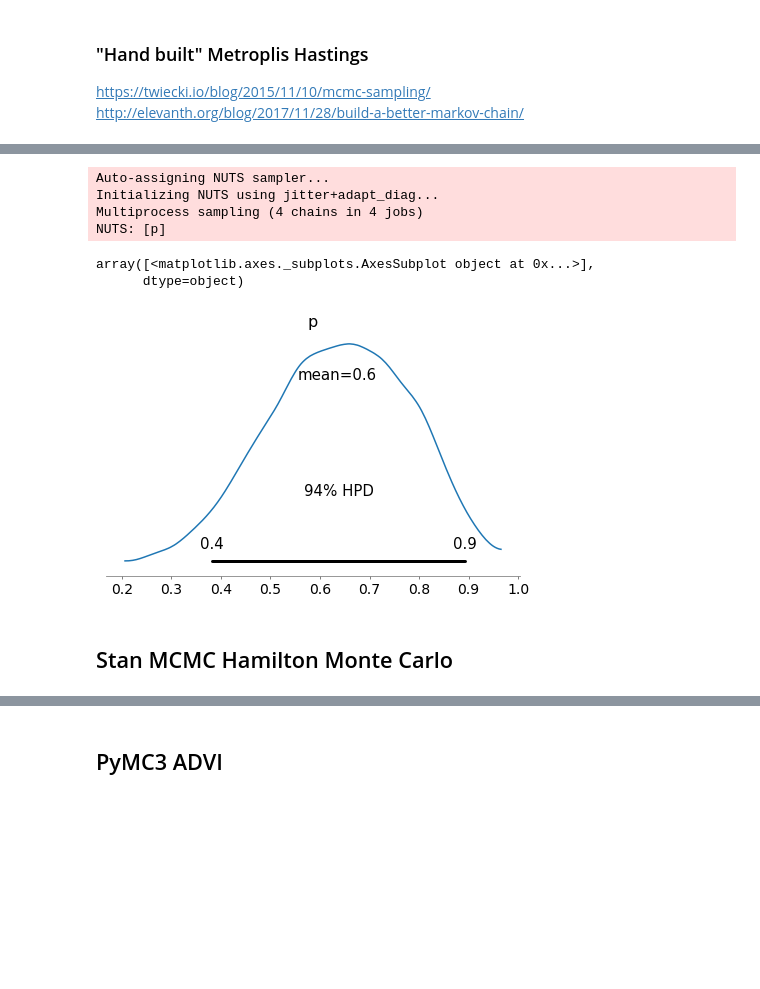
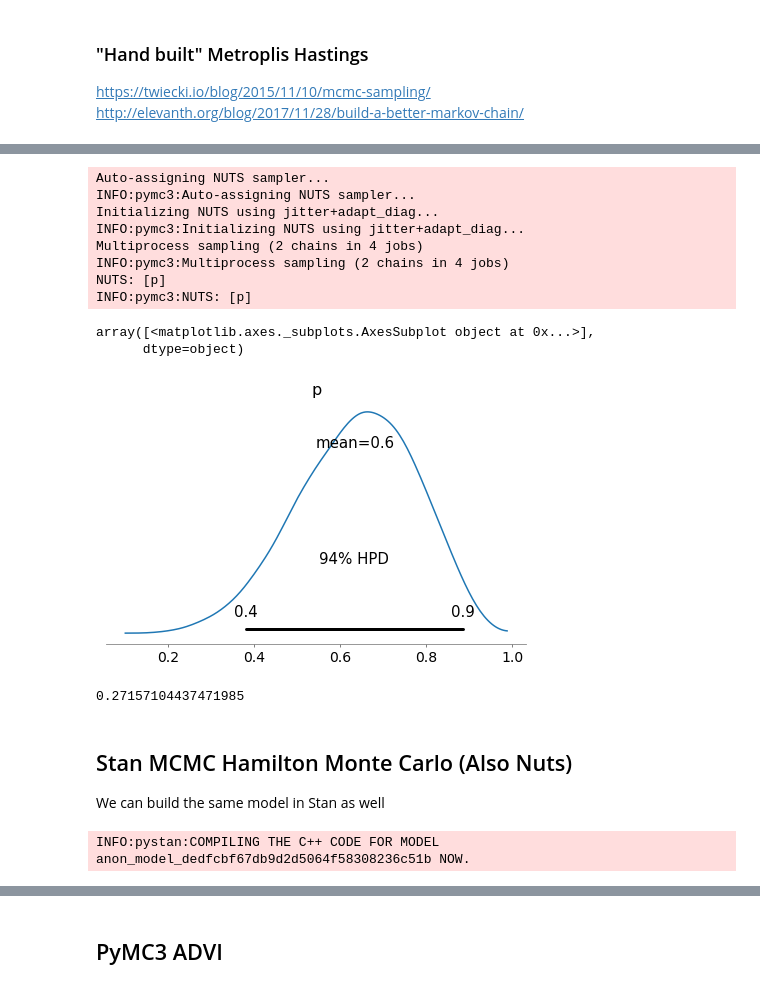
Before and after one commit to canyon289/ProbabilityResources, a Jupyter notebook: cheatsheets/Inference.ipynb, the cells around one changed output, grey strips where cells are left out. Drawn from its saved outputs; the diff is of its cells as text; code cells hidden in the pictures; blank space fills up the shorter version.

```diff
--- a/cheatsheets/Inference.ipynb
+++ b/cheatsheets/Inference.ipynb
@@ -209,17 +213,49 @@ PyMC3 makes things so easy
 # %%
 with pm.Model() as mcmc_nuts:
     p_water = pm.Uniform("p", 0 ,1)
     w = pm.Binomial("w", p=p_water, n=total_observations, observed=water_observations)
-    trace = pm.sample()
+    trace = pm.sample(50000, chains=2)
 
 az.plot_posterior(trace)
 # %% [output]
 Auto-assigning NUTS sampler...
+INFO:pymc3:Auto-assigning NUTS sampler...
 Initializing NUTS using jitter+adapt_diag...
-Multiprocess sampling (4 chains in 4 jobs)
+INFO:pymc3:Initializing NUTS using jitter+adapt_diag...
+Multiprocess sampling (2 chains in 4 jobs)
+INFO:pymc3:Multiprocess sampling (2 chains in 4 jobs)
 NUTS: [p]
+INFO:pymc3:NUTS: [p]
 array([<matplotlib.axes._subplots.AxesSubplot object at 0x...>],
       dtype=object)
-[figure, old version]
+[figure, new version]
+# %%
+pymc3_samples = trace.get_values("p")
+estimate_prob_ratio_from_samples(samples, prob_1=.4, prob_2=.7)
+# %% [output]
+0.27157104437471985
 # %% [markdown]
-## Stan MCMC Hamilton Monte Carlo
+## Stan MCMC Hamilton Monte Carlo (Also Nuts)
+We can build the same model in Stan as well
+# %%
+water_code = """
+data {
+    int<lower=0> water_observations; // number of water observations
+    int<lower=0> number_of_tosses; // number of globe tosses
+}
+
+parameters {
+    real p_water; // Proportion of water on globe
+}
+
+model {
+    p_water~uniform(0.0,1.0);
+    water_observations ~ binomial(number_of_tosses, p_water);
+}
+"""
+water_dat = {'water_observations': 6,
+               'number_of_tosses': 9}
+
+sm = pystan.StanModel(model_code=water_code)
+# %% [output]
+INFO:pystan:COMPILING THE C++ CODE FOR MODEL anon_model_dedfcbf67db9d2d5064f58308236c51b NOW.
```
Also changed, not shown: parts of 18 cells of this notebook.
